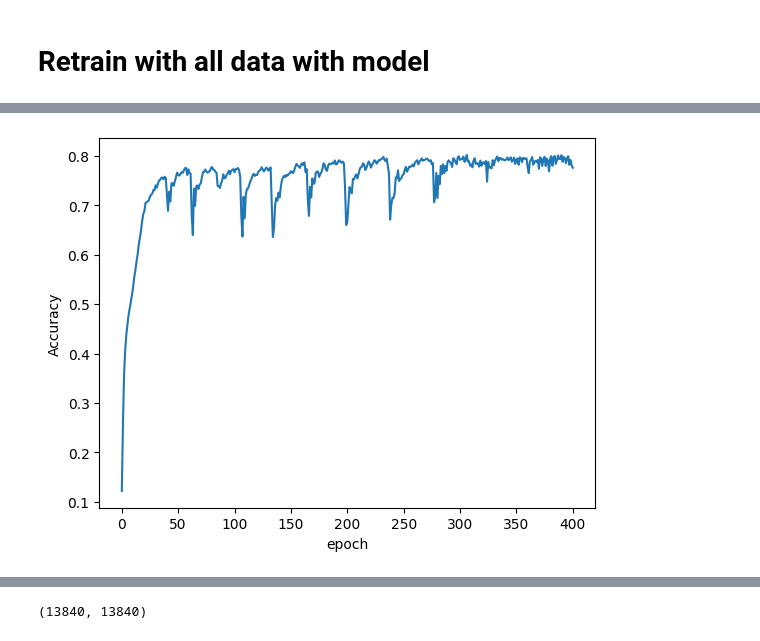
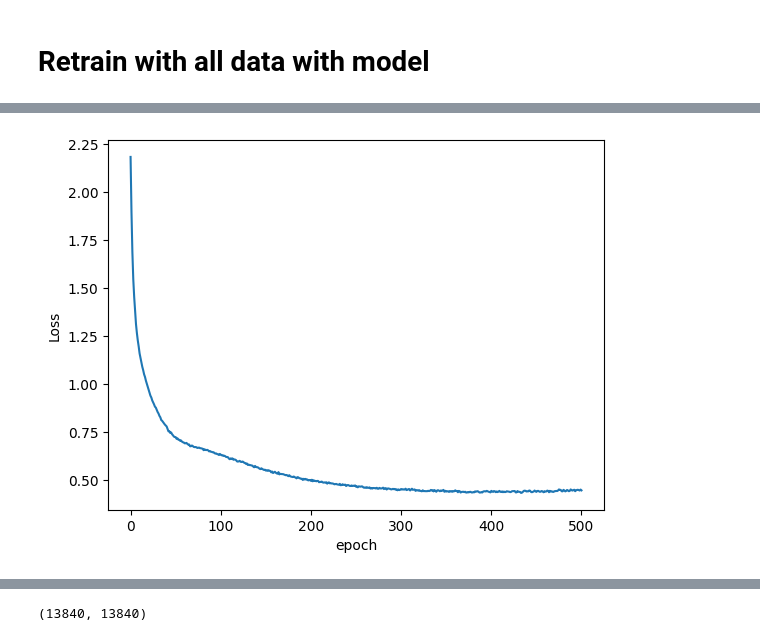
Before and after one commit to andrewbremner3/PlayGroundSeries, a Jupyter notebook: weightrisk-s4e2-pytorch.ipynb, the cells around one changed output, grey strips where cells are left out. Cells and saved outputs as stored; diff of their text form; code cells hidden in the pictures.

```diff
--- a/weightrisk-s4e2-pytorch.ipynb
+++ b/weightrisk-s4e2-pytorch.ipynb
@@ -681,5 +715,5 @@ optimizer = torch.optim.Adam(model_final.parameters(),lr=0.01,weight_decay=0.1)
 # %%
-epochs = 401
+epochs = 501
 losses = []
 acc_lst = []
 metric = MulticlassAccuracy(num_classes = 7)
@@ -695,9 +730,9 @@ Training took 0.3927062153816223 minutes
 # %%
-plt.plot(range(epochs), [x.item() for x in acc_lst])
-plt.ylabel('Accuracy')
+plt.plot(range(epochs), [x.item() for x in losses])
+plt.ylabel('Loss')
 plt.xlabel('epoch');
 # %% [output]
-[figure, old version]
+[figure, new version]
 # %%
 cat_cols,cont_cols
 # %% [output]
```
Also changed, not shown: parts of 46 cells of this notebook.
